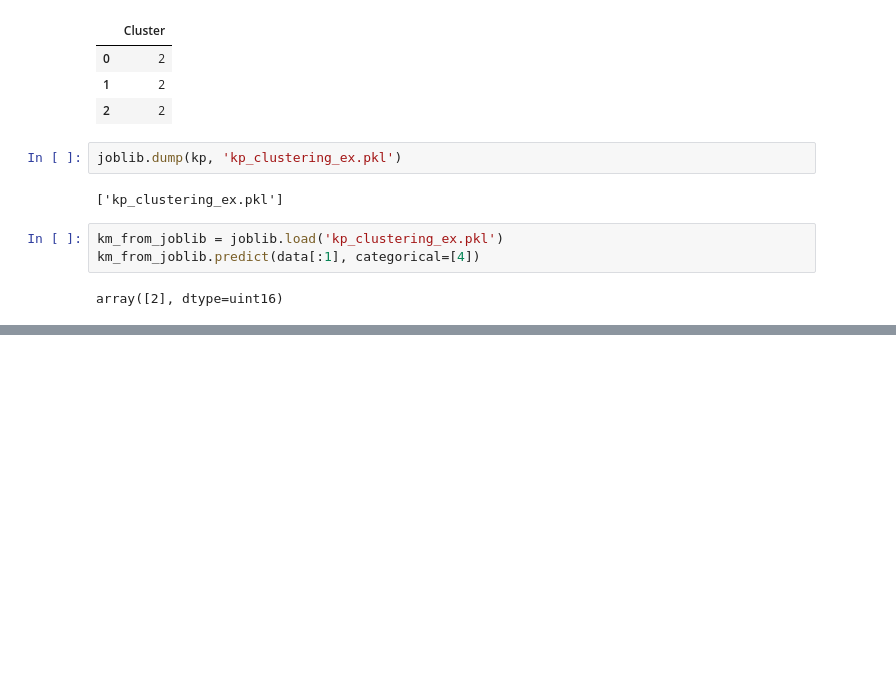
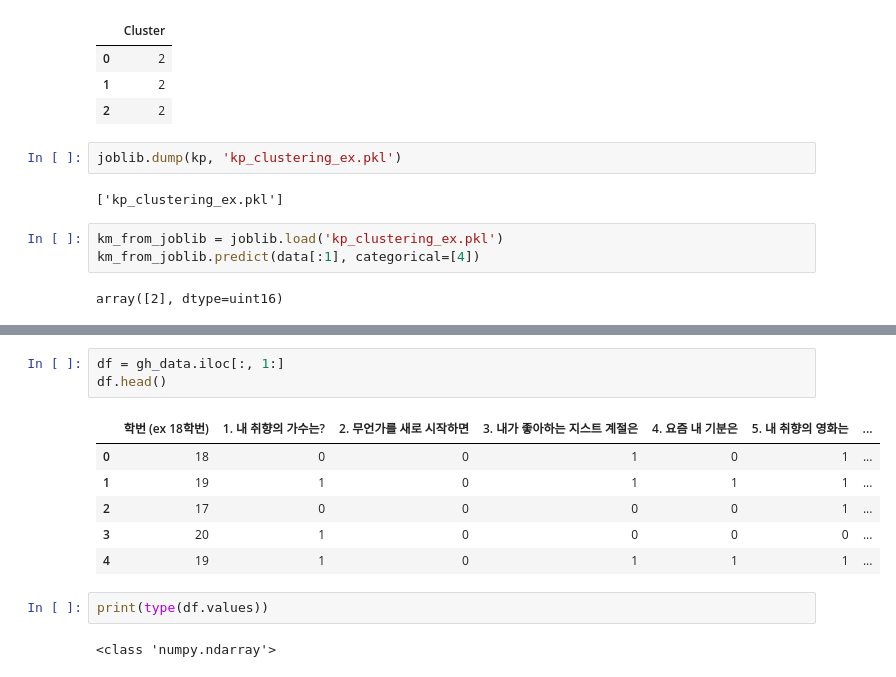
Before and after one commit to KevinTheRainmaker/ML_DL_Basics, a Jupyter notebook: Basic_Skills/Scikt_learn_serving_tutorial.ipynb, the cells around one changed output, grey strips where cells are left out. Saved outputs shown, nothing was run; the diff lists cells and outputs as text; blank space fills up the shorter version.

```diff
--- a/Basic_Skills/Scikt_learn_serving_tutorial.ipynb
+++ b/Basic_Skills/Scikt_learn_serving_tutorial.ipynb
@@ -198,0 +246,14 @@ array([2], dtype=uint16)
+# %%
+df = gh_data.iloc[:, 1:]
+df.head()
+# %% [output]
+|  | 학번 (ex 18학번) | 1. 내 취향의 가수는? | 2. 무언가를 새로 시작하면 | 3. 내가 좋아하는 지스트 계절은 | 4. 요즘 내 기분은 | 5. 내 취향의 영화는 | ... |
+| 0 | 18 | 0 | 0 | 1 | 0 | 1 | ... |
+| 1 | 19 | 1 | 0 | 1 | 1 | 1 | ... |
+| 2 | 17 | 0 | 0 | 0 | 0 | 1 | ... |
+| 3 | 20 | 1 | 0 | 0 | 0 | 0 | ... |
+| 4 | 19 | 1 | 0 | 1 | 1 | 1 | ... |
+# %%
+print(type(df.values))
+# %% [output]
+<class 'numpy.ndarray'>
```
Also changed, not shown: parts of 11 cells of this notebook.
